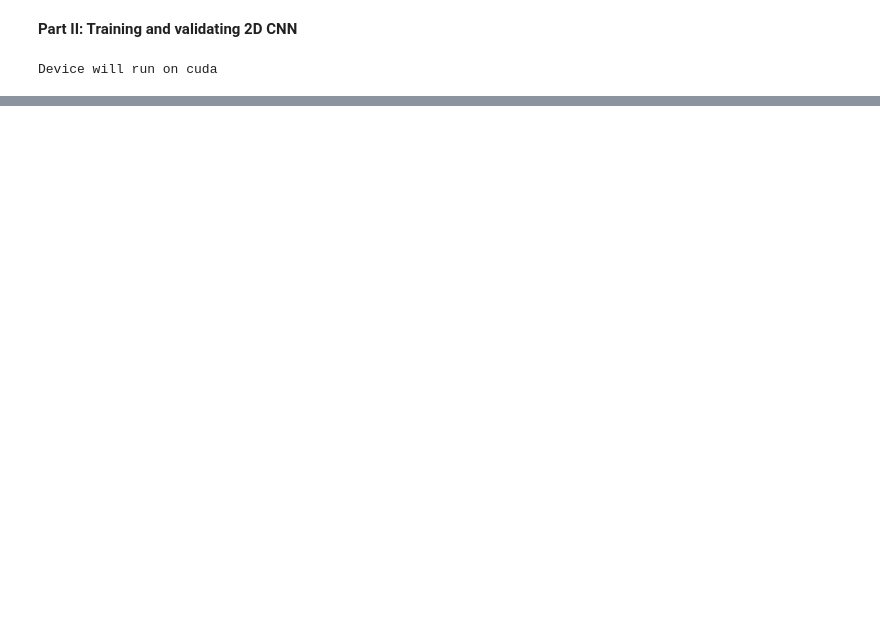
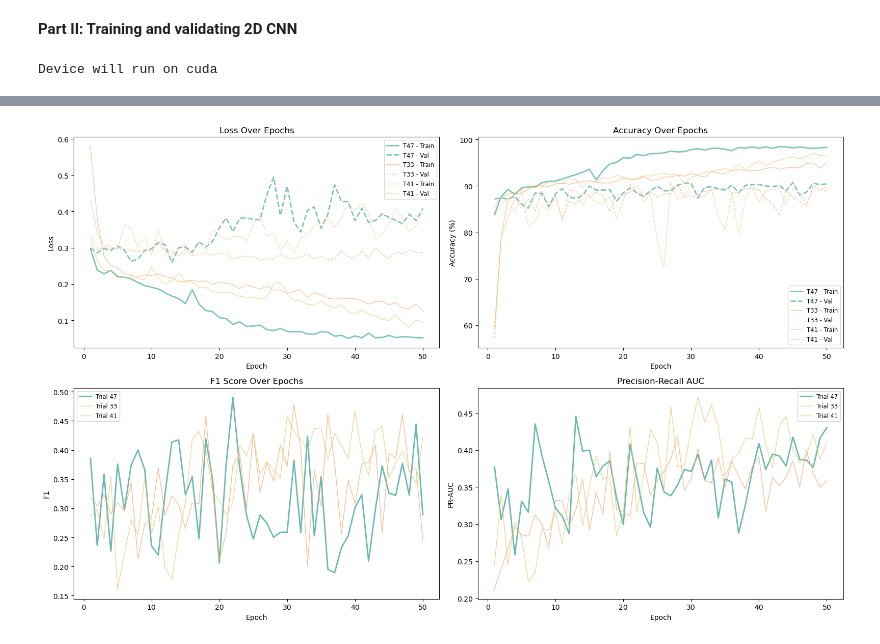
Before and after one commit to sarah-lp-dr/thesis-cd-github, a Jupyter notebook: 2d_cnn_optimized.ipynb, the cells around one changed output, grey strips where cells are left out. Cells and saved outputs as stored; diff of their text form; code cells hidden in the pictures; blank space fills up the shorter version.

```diff
--- a/2d_cnn_optimized.ipynb
+++ b/2d_cnn_optimized.ipynb
@@ -522,0 +558,8 @@ def train_shallow_cnn(train_loader, val_loader, device, n_epochs=10, lr=1e-3):
+# %%
+study = optuna.load_study(study_name="2d-cnn", storage="sqlite:///cd-study.db")
+best_trial = study.best_trial
+threshold = best_trial.params["threshold"]
+model_path = best_trial.user_attrs["model_path"]
+
+model = CNN(trial=best_trial).to(device)
+model.load_state_dict(torch.load(model_path))
@@ -522,0 +568,72 @@ def train_shallow_cnn(train_loader, val_loader, device, n_epochs=10, lr=1e-3):
+# %%
+# === Plot figures ===
+N = 3
+valid_trials = [t for t in study.trials if t.state == optuna.trial.TrialState.COMPLETE]
+top_trials = sorted(valid_trials, key=lambda t: t.value, reverse=True)[:N]
+best_trial = top_trials[0]
+
+best_trial_color = '#2a9d8f'
+other_trial_colors = ['#f4a261', '#e9c46a']
+
+plt.figure(figsize=(16, 10))
+
+# Plot 1: Losses
+plt.subplot(2, 2, 1)
+for i, trial in enumerate(top_trials):
+    train_losses = trial.user_attrs.get("train_losses", [])
+    val_losses = trial.user_attrs.get("val_losses", [])
+    if train_losses and val_losses:
+        epochs = range(1, len(train_losses) + 1)
+        color = best_trial_color if trial == best_trial else other_trial_colors[i-1]
+        plt.plot(epochs, train_losses, label=f"T{trial.number} - Train", alpha=0.6, color=color, linewidth=2 if trial == best_trial else 1)
+        plt.plot(epochs, val_losses, label=f"T{trial.number} - Val", linestyle="--", alpha=0.6, color=color, linewidth=2 if trial == best_trial else 1)
+plt.title("Loss Over Epochs")
+plt.xlabel("Epoch")
+plt.ylabel("Loss")
+plt.legend(fontsize="small")
+
+# Plot 2: Accuracy
+plt.subplot(2, 2, 2)
+for i, trial in enumerate(top_trials):
+    train_acc = [x * 100 for x in trial.user_attrs.get("train_accuracies", [])]
+    val_acc = [x * 100 for x in trial.user_attrs.get("val_accuracies", [])]
+    if train_acc and val_acc:
+        epochs = range(1, len(train_acc) + 1)
+        color = best_trial_color if trial == best_trial else other_trial_colors[i-1]
+        plt.plot(epochs, train_acc, label=f"T{trial.number} - Train", alpha=0.6, color=color, linewidth=2 if trial == best_trial else 1)
+        plt.plot(epochs, val_acc, label=f"T{trial.number} - Val", linestyle="--", alpha=0.6, color=color, linewidth=2 if trial == best_trial else 1)
+plt.title("Accuracy Over Epochs")
+plt.xlabel("Epoch")
+plt.ylabel("Accuracy (%)")
+plt.legend(fontsize="small")
+
+# Plot 3: F1 only
+plt.subplot(2, 2, 3)
+for i, trial in enumerate(top_trials):
+    f1_scores = trial.user_attrs.get("f1_scores", [])
+    if f1_scores:
+        epochs = range(1, len(f1_scores) + 1)
+        color = best_trial_color if trial == best_trial else other_trial_colors[i-1]
+        plt.plot(epochs, f1_scores, label=f"Trial {trial.number}", alpha=0.7, color=color, linewidth=2 if trial == best_trial else 1)
+plt.title("F1 Score Over Epochs")
+plt.xlabel("Epoch")
+plt.ylabel("F1")
+plt.legend(fontsize="small")
+
+# Plot 4: PR AUC
+plt.subplot(2, 2, 4)
+for i, trial in enumerate(top_trials):
+    pr_auc = trial.user_attrs.get("pr_aucs", [])
+    if pr_auc:
+        epochs = range(1, len(pr_auc) + 1)
+        color = best_trial_color if trial == best_trial else other_trial_colors[i-1]
+        plt.plot(epochs, pr_auc, label=f"Trial {trial.number}", alpha=0.7, color=color, linewidth=2 if trial == best_trial else 1)
+plt.title("Precision-Recall AUC")
+plt.xlabel("Epoch")
+plt.ylabel("PR-AUC")
+plt.legend(fontsize="small")
+
+plt.tight_layout()
+plt.show()
+# %% [output]
+[figure, added]
```
Also changed, not shown: parts of 16 cells of this notebook, 12 other files.
